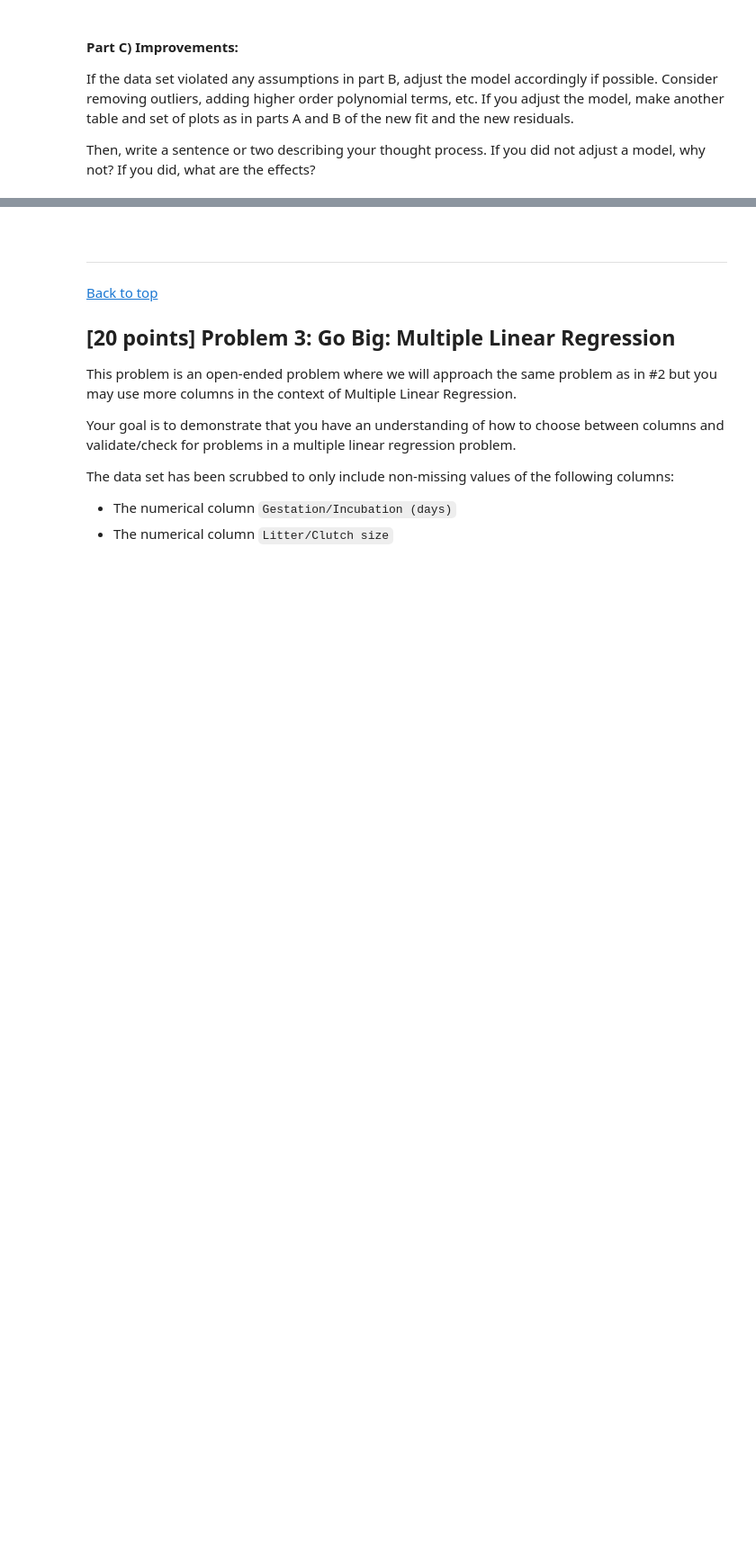
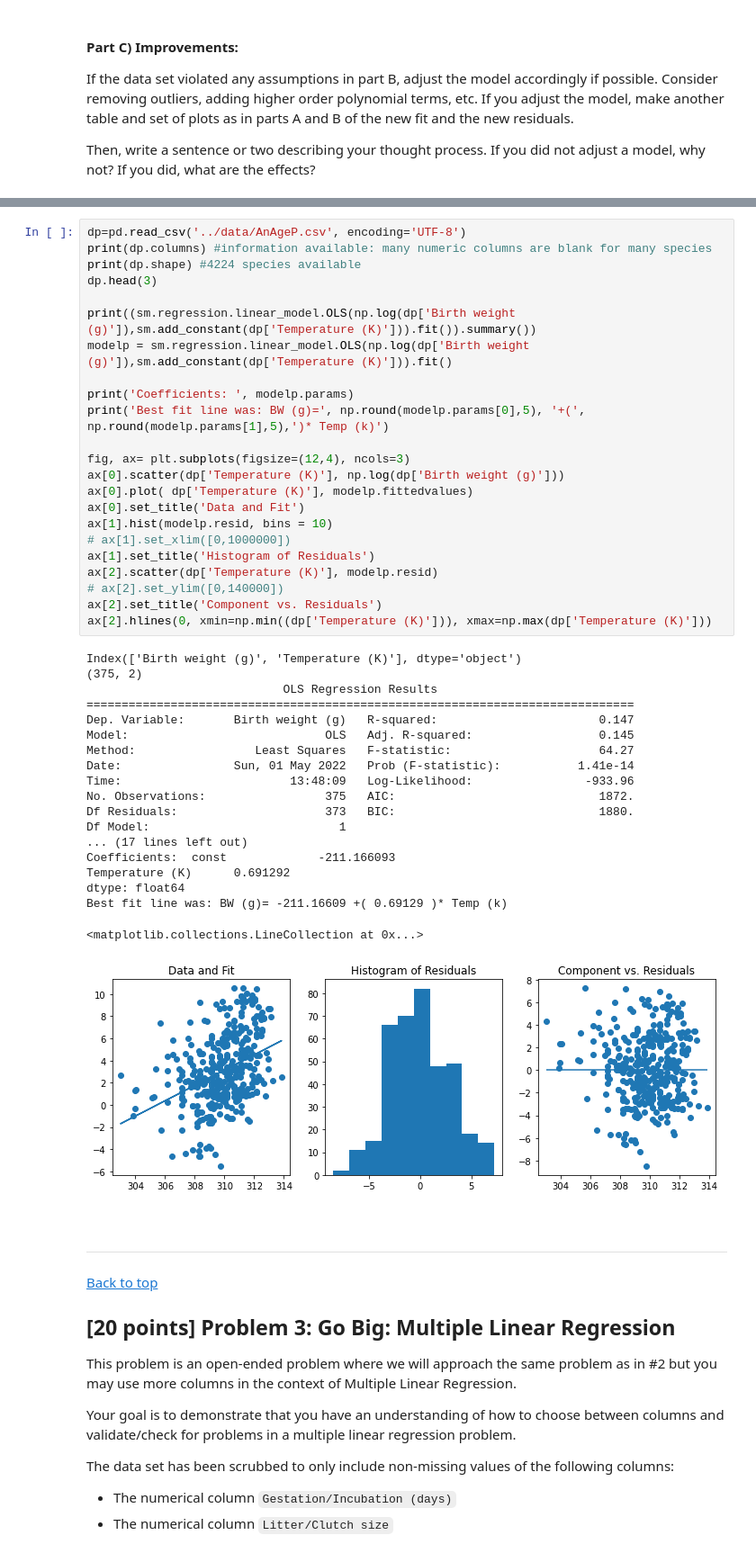
Before and after one commit to sumatthe29/Intro-to-Data-Science-2022, a Jupyter notebook: CSCI 3022/Midterm/CSCI3022_S22_E2_Coding.ipynb, the cells around one changed output, grey strips where cells are left out. Shown at 90% size. Drawn from its saved outputs; the diff is of its cells as text; blank space fills up the shorter version.

```diff
--- a/CSCI 3022/Midterm/CSCI3022_S22_E2_Coding.ipynb
+++ b/CSCI 3022/Midterm/CSCI3022_S22_E2_Coding.ipynb
@@ -344,3 +451,46 @@ Then, write a sentence or two describing your thought process.  If you did not a
+# %%
+dp=pd.read_csv('../data/AnAgeP.csv', encoding='UTF-8')
+print(dp.columns) #information available: many numeric columns are blank for many species
+print(dp.shape) #4224 species available
+dp.head(3)
+
+print((sm.regression.linear_model.OLS(np.log(dp['Birth weight (g)']),sm.add_constant(dp['Temperature (K)'])).fit()).summary())
+modelp = sm.regression.linear_model.OLS(np.log(dp['Birth weight (g)']),sm.add_constant(dp['Temperature (K)'])).fit()
+
+print('Coefficients: ', modelp.params)
+print('Best fit line was: BW (g)=', np.round(modelp.params[0],5), '+(', np.round(modelp.params[1],5),')* Temp (k)')
+
+fig, ax= plt.subplots(figsize=(12,4), ncols=3)
+ax[0].scatter(dp['Temperature (K)'], np.log(dp['Birth weight (g)']))
+ax[0].plot( dp['Temperature (K)'], modelp.fittedvalues)
+ax[0].set_title('Data and Fit')
+ax[1].hist(modelp.resid, bins = 10)
+# ax[1].set_xlim([0,1000000])
+ax[1].set_title('Histogram of Residuals')
+ax[2].scatter(dp['Temperature (K)'], modelp.resid)
+# ax[2].set_ylim([0,140000])
+ax[2].set_title('Component vs. Residuals')
+ax[2].hlines(0, xmin=np.min((dp['Temperature (K)'])), xmax=np.max(dp['Temperature (K)']))
+# %% [output]
+Index(['Birth weight (g)', 'Temperature (K)'], dtype='object')
+(375, 2)
+                            OLS Regression Results
+==============================================================================
+Dep. Variable:       Birth weight (g)   R-squared:                       0.147
+Model:                            OLS   Adj. R-squared:                  0.145
+Method:                 Least Squares   F-statistic:                     64.27
+Date:                Sun, 01 May 2022   Prob (F-statistic):           1.41e-14
+Time:                        13:48:09   Log-Likelihood:                -933.96
+No. Observations:                 375   AIC:                             1872.
+Df Residuals:                     373   BIC:                             1880.
+Df Model:                           1
+... (17 lines left out)
+Coefficients:  const             -211.166093
+Temperature (K)      0.691292
+dtype: float64
+Best fit line was: BW (g)= -211.16609 +( 0.69129 )* Temp (k)
+<matplotlib.collections.LineCollection at 0x...>
+[figure, added]
 # %% [markdown]
 <br>
 
```
Also changed, not shown: parts of 15 cells of this notebook, 2 other files.
